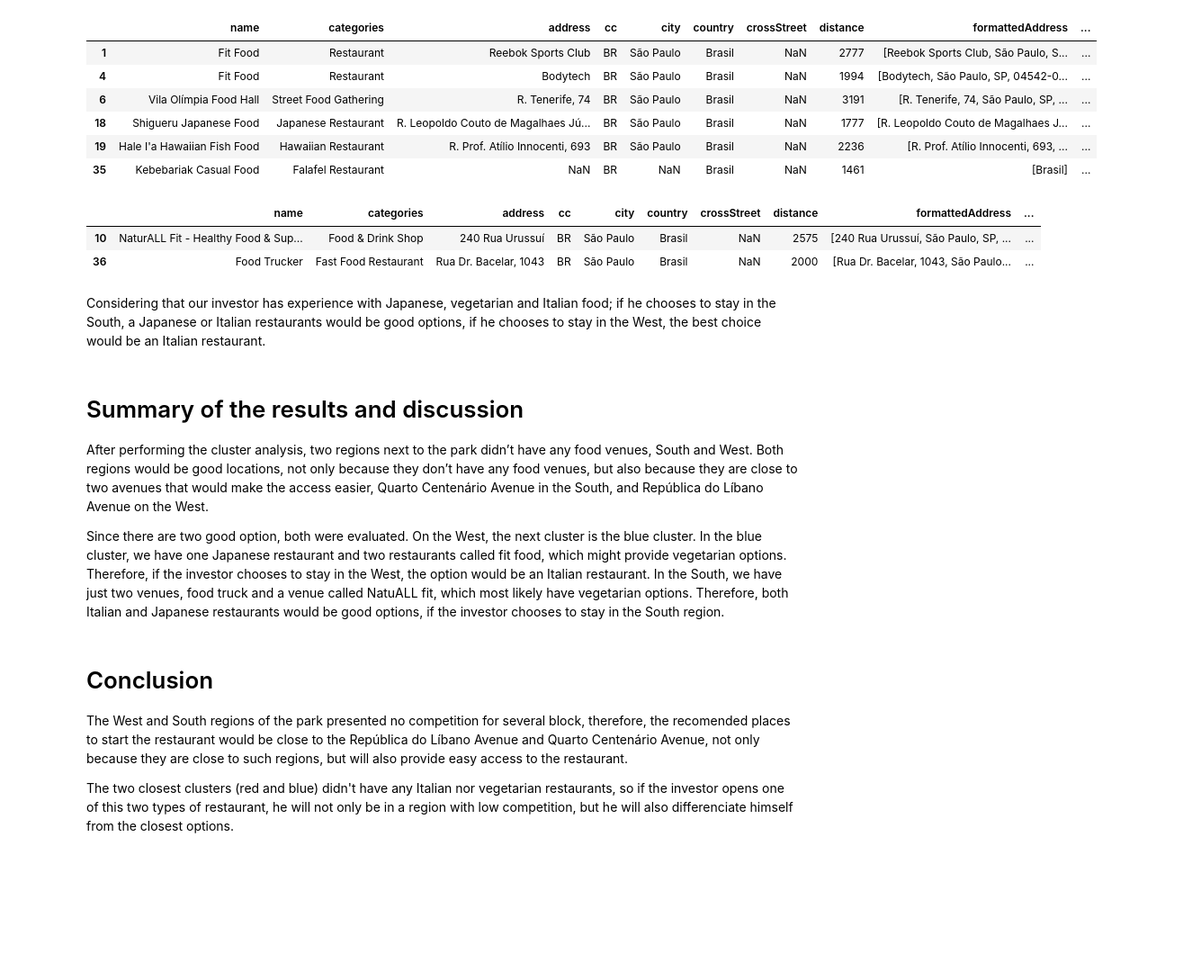
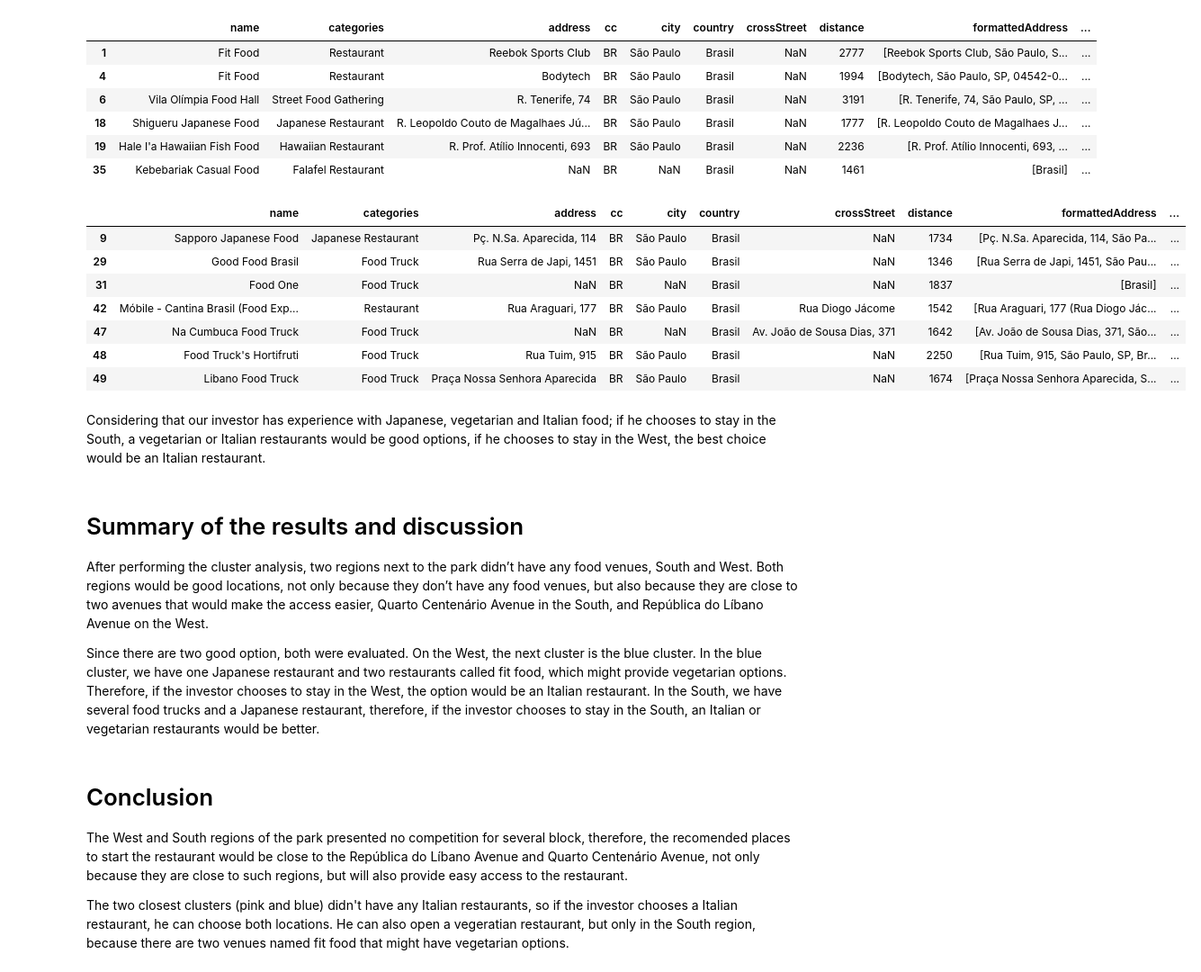
Before and after one commit to igorsgallo/Coursera_Capstone, a Jupyter notebook: Business Problem.ipynb, the cells around one changed output. Shown: that part at 90% size. Drawn from its saved outputs; the diff is of its cells as text; code cells hidden in the pictures; blank space fills up the shorter version.

```diff
--- a/Business Problem.ipynb
+++ b/Business Problem.ipynb
@@ -379,24 +379,29 @@ food_filtered.loc[food_filtered['cluster'] == 0,:]
 | 19 | Hale I'a Hawaiian Fish Food | Hawaiian Restaurant | R. Prof. Atílio Innocenti, 693 | BR | São Paulo | Brasil | NaN | 2236 | [R. Prof. Atílio Innocenti, 693, ... | ... |
 | 35 | Kebebariak Casual Food | Falafel Restaurant | NaN | BR | NaN | Brasil | NaN | 1461 | [Brasil] | ... |
 # %%
-#Displaying the red cluster
-food_filtered.loc[food_filtered['cluster'] == 1,:]
+#Displaying the pink cluster
+food_filtered.loc[food_filtered['cluster'] == 5,:]
 # %% [output]
 |  | name | categories | address | cc | city | country | crossStreet | distance | formattedAddress | ... |
-| 10 | NaturALL Fit - Healthy Food & Sup... | Food & Drink Shop | 240 Rua Urussuí | BR | São Paulo | Brasil | NaN | 2575 | [240 Rua Urussuí, São Paulo, SP, ... | ... |
-| 36 | Food Trucker | Fast Food Restaurant | Rua Dr. Bacelar, 1043 | BR | São Paulo | Brasil | NaN | 2000 | [Rua Dr. Bacelar, 1043, São Paulo... | ... |
+| 9 | Sapporo Japanese Food | Japanese Restaurant | Pç. N.Sa. Aparecida, 114 | BR | São Paulo | Brasil | NaN | 1734 | [Pç. N.Sa. Aparecida, 114, São Pa... | ... |
+| 29 | Good Food Brasil | Food Truck | Rua Serra de Japi, 1451 | BR | São Paulo | Brasil | NaN | 1346 | [Rua Serra de Japi, 1451, São Pau... | ... |
+| 31 | Food One | Food Truck | NaN | BR | NaN | Brasil | NaN | 1837 | [Brasil] | ... |
+| 42 | Móbile - Cantina Brasil (Food Exp... | Restaurant | Rua Araguari, 177 | BR | São Paulo | Brasil | Rua Diogo Jácome | 1542 | [Rua Araguari, 177 (Rua Diogo Jác... | ... |
+| 47 | Na Cumbuca Food Truck | Food Truck | NaN | BR | NaN | Brasil | Av. João de Sousa Dias, 371 | 1642 | [Av. João de Sousa Dias, 371, São... | ... |
+| 48 | Food Truck's Hortifruti | Food Truck | Rua Tuim, 915 | BR | São Paulo | Brasil | NaN | 2250 | [Rua Tuim, 915, São Paulo, SP, Br... | ... |
+| 49 | Libano Food Truck | Food Truck | Praça Nossa Senhora Aparecida | BR | São Paulo | Brasil | NaN | 1674 | [Praça Nossa Senhora Aparecida, S... | ... |
 # %% [markdown]
-Considering that our investor has experience with Japanese, vegetarian and Italian food; if he chooses to stay in the South, a Japanese or Italian restaurants would be good options, if he chooses to stay in the West, the best choice would be an Italian restaurant.
+Considering that our investor has experience with Japanese, vegetarian and Italian food; if he chooses to stay in the South, a vegetarian or Italian restaurants would be good options, if he chooses to stay in the West, the best choice would be an Italian restaurant.
 # %% [markdown]
 # Summary of the results and discussion
 
 After performing the cluster analysis, two regions next to the park didn’t have any food venues, South and West. Both regions would be good locations, not only because they don’t have any food venues, but also because they are close to two avenues that would make the access easier, Quarto Centenário Avenue in the South, and República do Líbano Avenue on the West.
 
 Since there are two good option, both were evaluated. On the West, the next cluster is the blue cluster. In the blue cluster, we have one Japanese restaurant and two restaurants called fit food, which might provide vegetarian options. Therefore, if the investor chooses to stay in the West, the option would be an Italian restaurant.
-In the South, we have just two venues, food truck and a venue called NatuALL fit, which most likely have vegetarian options. Therefore, both Italian and Japanese restaurants would be good options, if the investor chooses to stay in the South region.
+In the South, we have several food trucks and a Japanese restaurant, therefore, if the investor chooses to stay in the South, an Italian or vegetarian restaurants would be better.
 # %% [markdown]
 # Conclusion
 
 The West and South regions of the park presented no competition for several block, therefore, the recomended places to start the restaurant would be close to the República do Líbano Avenue and Quarto Centenário Avenue, not only because they are close to such regions, but will also provide easy access to the restaurant.
 
-The two closest clusters (red and blue) didn't have any Italian nor vegetarian restaurants, so if the investor opens one of this two types of restaurant, he will not only be in a region with low competition, but he will also differenciate himself from the closest options.
+The two closest clusters (pink and blue) didn't have any Italian restaurants, so if the investor chooses a Italian restaurant, he can choose both locations. He can also open a vegeratian restaurant, but only in the South region, because there are two venues named fit food that might have vegetarian options.
```
Also changed, not shown: parts of 1 cell of this notebook.
